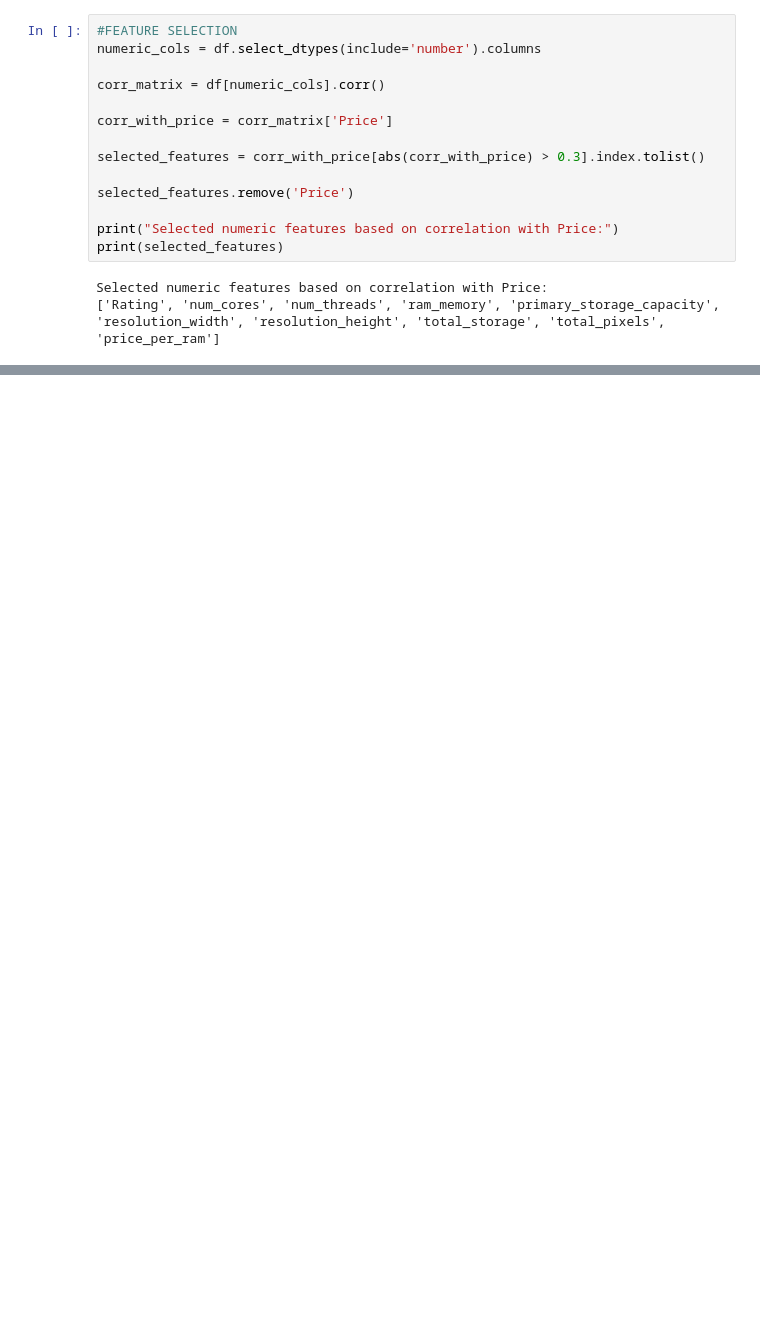
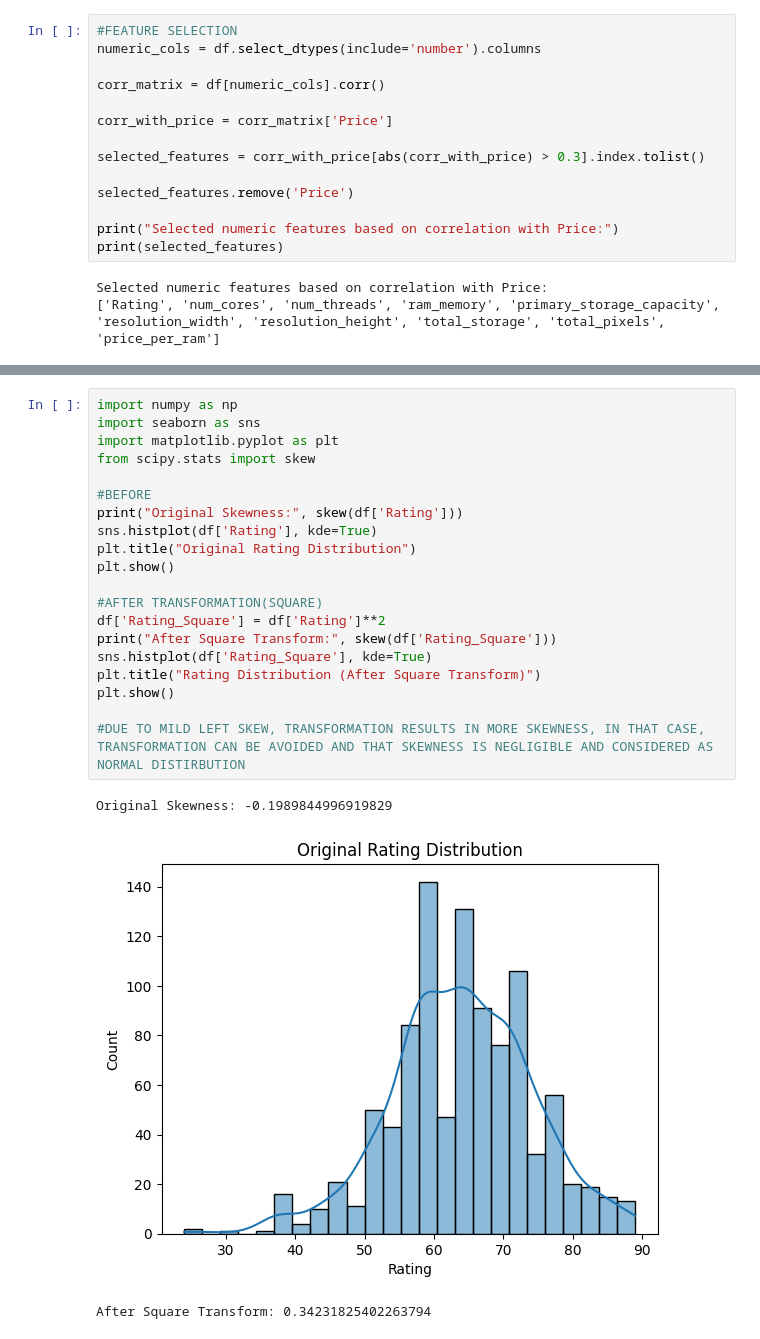
Before and after one commit to NISHAL-AT/LAP-EDA, a Jupyter notebook: EDA_4[05_10_25].ipynb, the cells around one changed output, grey strips where cells are left out. Saved outputs shown, nothing was run; the diff lists cells and outputs as text; blank space fills up the shorter version.

```diff
--- a/EDA_4[05_10_25].ipynb
+++ b/EDA_4[05_10_25].ipynb
@@ -519,0 +544,24 @@ Selected numeric features based on correlation with Price:
+# %%
+import numpy as np
+import seaborn as sns
+import matplotlib.pyplot as plt
+from scipy.stats import skew
+
+#BEFORE
+print("Original Skewness:", skew(df['Rating']))
+sns.histplot(df['Rating'], kde=True)
+plt.title("Original Rating Distribution")
+plt.show()
+
+#AFTER TRANSFORMATION(SQUARE)
+df['Rating_Square'] = df['Rating']**2
+print("After Square Transform:", skew(df['Rating_Square']))
+sns.histplot(df['Rating_Square'], kde=True)
+plt.title("Rating Distribution (After Square Transform)")
+plt.show()
+
+#DUE TO MILD LEFT SKEW, TRANSFORMATION RESULTS IN MORE SKEWNESS, IN THAT CASE, TRANSFORMATION CAN BE AVOIDED AND THAT SKEWNESS IS NEGLIGIBLE AND CONSIDERED AS NORMAL DISTIRBUTION
+# %% [output]
+Original Skewness: -0.1989844996919829
+[figure, added]
+After Square Transform: 0.34231825402263794
```
Also changed, not shown: parts of 15 cells of this notebook, 9 other files.
